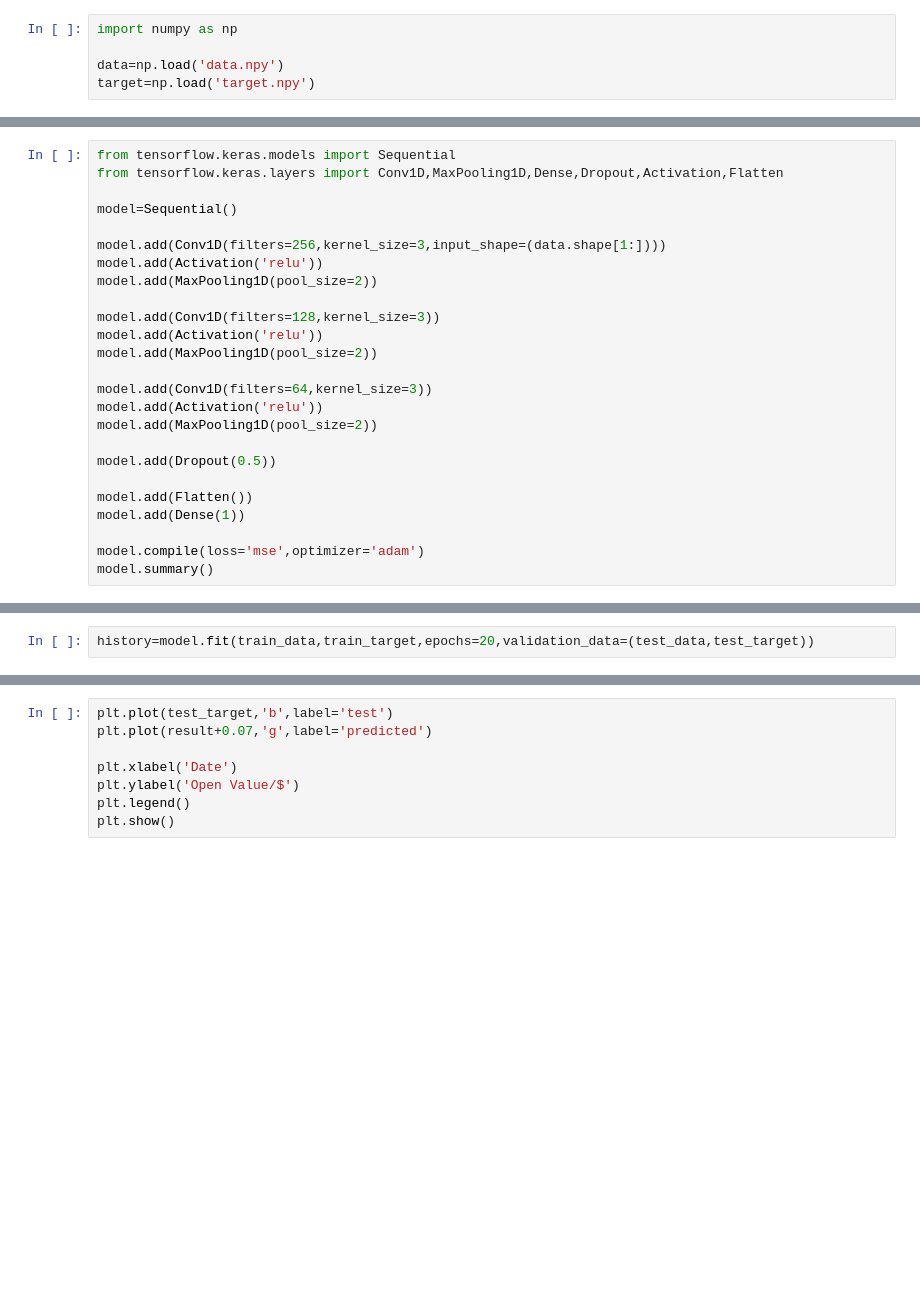
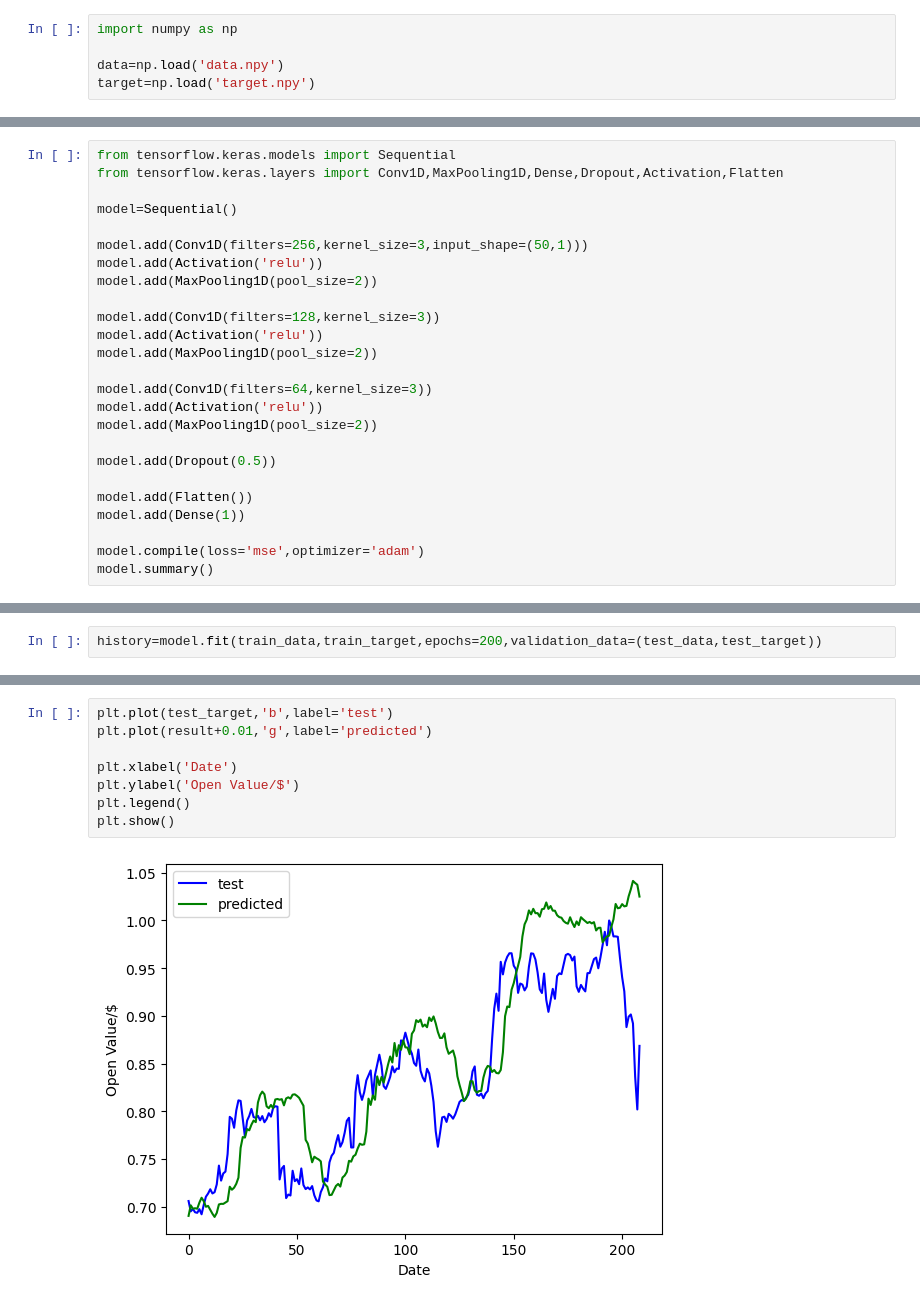
Before and after one commit to NisalDeZoysa/LSTM-Project, a Jupyter notebook: 2 - CNN.ipynb, the cells around one changed output, grey strips where cells are left out. Drawn from its saved outputs; the diff is of its cells as text; blank space fills up the shorter version.

Commit message:
CNN model update

```diff
--- a/2 - CNN.ipynb
+++ b/2 - CNN.ipynb
@@ -40,7 +49,7 @@ from tensorflow.keras.layers import Conv1D,MaxPooling1D,Dense,Dropout,Activation
 
 model=Sequential()
 
-model.add(Conv1D(filters=256,kernel_size=3,input_shape=(data.shape[1:])))
+model.add(Conv1D(filters=256,kernel_size=3,input_shape=(50,1)))
 model.add(Activation('relu'))
 model.add(MaxPooling1D(pool_size=2))
 
@@ -62,2 +93,2 @@ model.summary()
 # %%
-history=model.fit(train_data,train_target,epochs=20,validation_data=(test_data,test_target))
+history=model.fit(train_data,train_target,epochs=200,validation_data=(test_data,test_target))
@@ -98,8 +156,10 @@ plt.show()
 # %%
 plt.plot(test_target,'b',label='test')
-plt.plot(result+0.07,'g',label='predicted')
+plt.plot(result+0.01,'g',label='predicted')
 
 plt.xlabel('Date')
 plt.ylabel('Open Value/$')
 plt.legend()
 plt.show()
+# %% [output]
+[figure, added]
```
Also changed, not shown: parts of 11 cells of this notebook, 1 other file.
